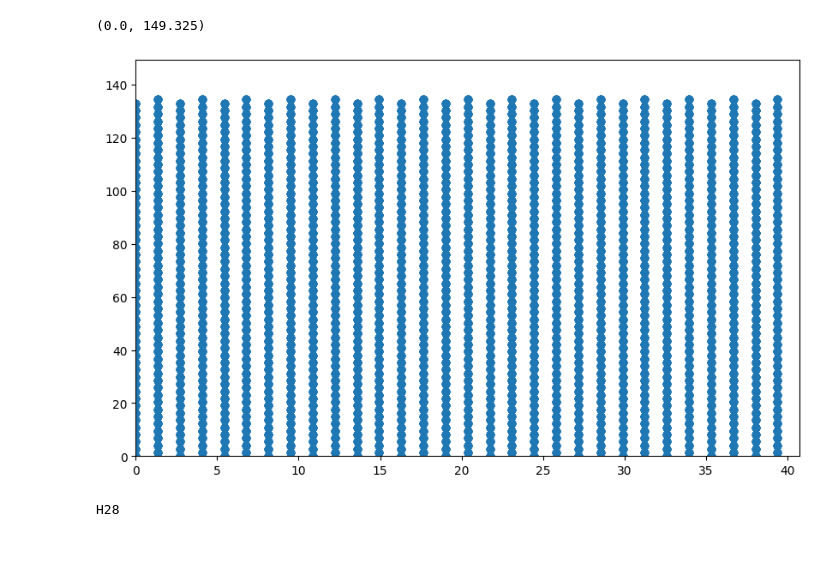
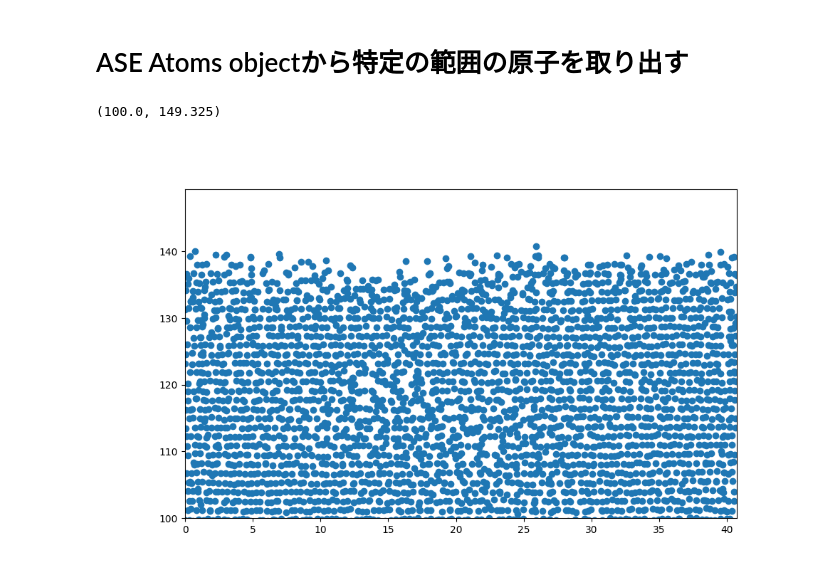
Before and after one commit to y1u0d2a1i/mlp_tools, a Jupyter notebook: notebooks/analyze/get_surface_atoms_from_lmp_dump.ipynb, the cells around one changed output. Saved outputs shown, nothing was run; the diff lists cells and outputs as text; code cells hidden in the pictures; blank space fills up the shorter version.

```diff
--- a/notebooks/analyze/get_surface_atoms_from_lmp_dump.ipynb
+++ b/notebooks/analyze/get_surface_atoms_from_lmp_dump.ipynb
@@ -39,0 +22,36 @@ Frame index: 0
+# %%
+import random
+random.seed(1)
+
+dump_structure_every_n_steps = 500
+insert_atom_every_n_steps = 20000
+n_frame_after_insertion = 3
+
+insert_atom_every_n_frames = insert_atom_every_n_steps // dump_structure_every_n_steps
+pipeline.source.num_frames, insert_atom_every_n_frames
+
+insert_atom_frame_idx_list = [i * insert_atom_every_n_frames + 1 for i in range(pipeline.source.num_frames // insert_atom_every_n_frames)]
+for i in range(1, n_frame_after_insertion):
+    insert_atom_frame_idx_list_plus = [idx + i for idx in insert_atom_frame_idx_list]
+    insert_atom_frame_idx_list += insert_atom_frame_idx_list_plus
+insert_atom_frame_idx_list.sort()
+
+# get some elements from list randomly
+random_idx_list = random.sample(range(len(insert_atom_frame_idx_list)), 10)
+random_idx_list.sort()
+random_insert_atom_frame_idx_list = [insert_atom_frame_idx_list[idx] for idx in random_idx_list]
+# ase_atoms_list = []
+# %%
+# Loop over all frames of the sequence.
+path2save = "/Users/y1u0d2/desktop/Lab/result/lammps/Si/sputtering/ml/depth15/0deg_1000eV/atoms"
+for frame_index in random_insert_atom_frame_idx_list:
+    filename = f'frame{frame_index}.pkl'
+    data = pipeline.source.compute(frame_index)
+    ase_atoms = ovito_to_ase(data)
+
+    print('Frame source:', data.attributes['SourceFile'])
+    print('Frame index:', data.attributes['SourceFrame'])
+
+    with open(os.path.join(path2save, filename), 'wb') as f:
+        pickle.dump(ase_atoms, f)
+    # break
@@ -40,35 +79,21 @@ Frame index: 0
+# %% [markdown]
+# ASE Atoms objectから特定の範囲の原子を取り出す
+# %%
+# load pickle file
+path2atoms = "/Users/y1u0d2/desktop/Lab/result/lammps/Si/sputtering/ml/depth15/0deg_1000eV/atoms"
+with open(os.path.join(path2atoms, 'frame10441.pkl'), 'rb') as f:
+    atoms = pickle.load(f)
 # %%
-atoms = ase_atoms_list[0]
+# atoms = ase_atoms_list[0]
 coord = atoms.get_positions()
 cell = atoms.get_cell()
 
 fig = plt.figure(figsize=(10,6))
 ax = fig.add_subplot(111)
 
 ax.scatter(coord[:, 0], coord[:, 2])
 ax.set_xlim(0, cell[0].max())
-ax.set_ylim(0, cell[2].max())
+ax.set_ylim(100, cell[2].max())
 # %% [output]
-(0.0, 149.325)
+(100.0, 149.325)
-[figure, old version]
+[figure, new version]
-# %%
-# extract atoms on the given range
-x_range = [10, 20]
-y_range = [20, 30]
-z_range = [130, 149.325]
-
-extracted_atoms = atoms[
-    (atoms.positions[:, 0] > x_range[0]) & (atoms.positions[:, 0] < x_range[1]) &
-    (atoms.positions[:, 1] > y_range[0]) & (atoms.positions[:, 1] < y_range[1]) &
-    (atoms.positions[:, 2] > z_range[0]) & (atoms.positions[:, 2] < z_range[1])
-]
-extracted_atoms.set_positions(extracted_atoms.positions - np.array([x_range[0], y_range[0], z_range[0]]))
-extracted_atoms.set_cell([
-    [x_range[1] - x_range[0], 0, 0],
-    [0, y_range[1] - y_range[0], 0],
-    [0, 0, z_range[1] - z_range[0]]
-])
-extracted_atoms.wrap()
-print(extracted_atoms.symbols)
-# %% [output]
-H28
```
Also changed, not shown: parts of 11 cells of this notebook, 1 other file.
